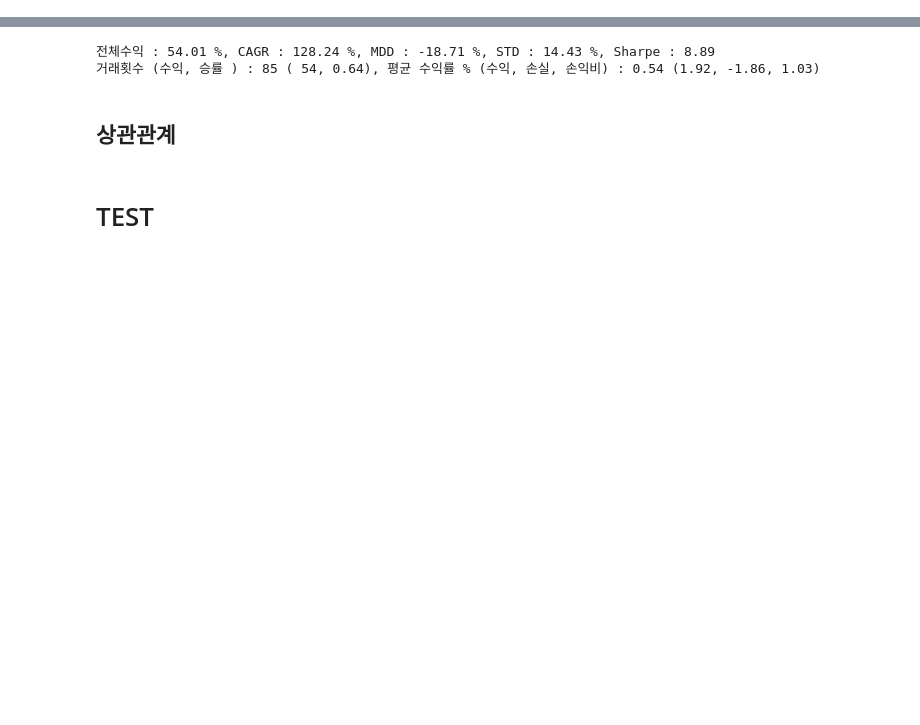
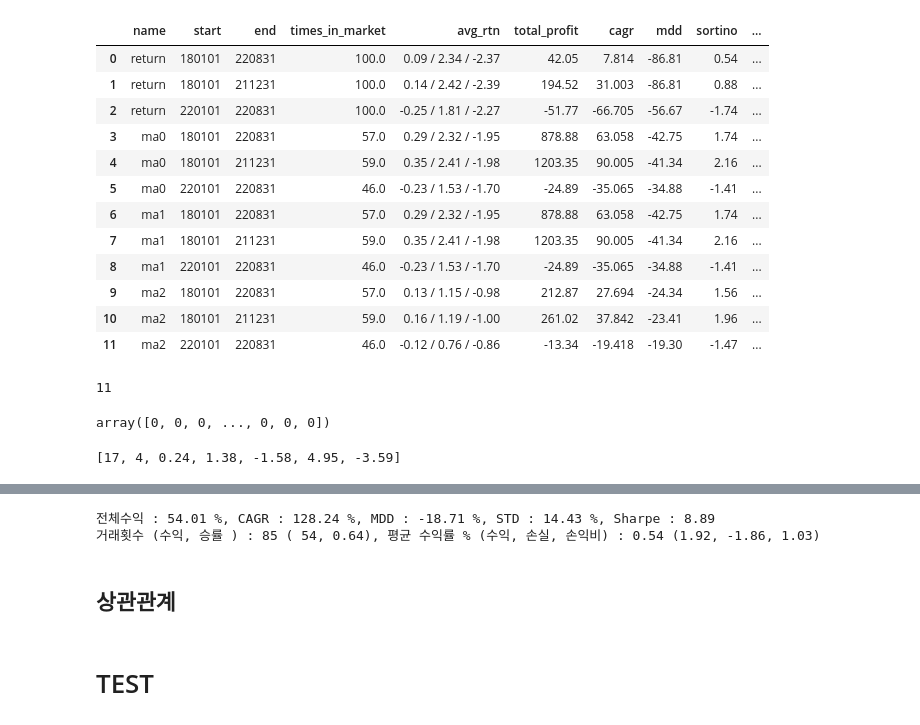
Before and after one commit to malkovich0/trading1, a Jupyter notebook: Backtest/Volatility Breakout.ipynb, the cells around one changed output, grey strips where cells are left out. Drawn from its saved outputs; the diff is of its cells as text; code cells hidden in the pictures; blank space fills up the shorter version.

```diff
--- a/Backtest/Volatility Breakout.ipynb
+++ b/Backtest/Volatility Breakout.ipynb
@@ -643,0 +339,29 @@ class Strategy_Volatility_new(Strategy):
+# %%
+date_start = datetime(2018,1,1,9)
+# date_start = datetime(2022,1,1,9)
+# date_start = datetime(2022,11,1,9)
+date_end = datetime(2022,8,31,9)
+# date_end = datetime(2022,11,4,9)
+coin_code = 'KRW-BTC'
+case1 = Backtest(date_start,date_end,coin_code)
+case1.trading_fee = 0.1
+# case1.cal_strategy(f'mr', Strategy_Volatility_new,[f'buy, volbreak_m',f'sell, CE'])
+case1.cal_strategy(f'ma0', Strategy_Volatility_new,[f'total, ma'])
+case1.cal_strategy(f'ma1', Strategy_Volatility_new,[f'total, ma, 2, 8, 0'])
+case1.cal_strategy(f'ma2', Strategy_Volatility_new,[f'total, ma, 2, 8, 1'])
+
+case1.analyze_result(add=False)
+# %% [output]
+|  | name | start | end | times_in_market | avg_rtn | total_profit | cagr | mdd | sortino | ... |
+| 0 | return | 180101 | 220831 | 100.0 | 0.09 / 2.34 / -2.37 | 42.05 | 7.814 | -86.81 | 0.54 | ... |
+| 1 | return | 180101 | 211231 | 100.0 | 0.14 / 2.42 / -2.39 | 194.52 | 31.003 | -86.81 | 0.88 | ... |
+| 2 | return | 220101 | 220831 | 100.0 | -0.25 / 1.81 / -2.27 | -51.77 | -66.705 | -56.67 | -1.74 | ... |
+| 3 | ma0 | 180101 | 220831 | 57.0 | 0.29 / 2.32 / -1.95 | 878.88 | 63.058 | -42.75 | 1.74 | ... |
+| 4 | ma0 | 180101 | 211231 | 59.0 | 0.35 / 2.41 / -1.98 | 1203.35 | 90.005 | -41.34 | 2.16 | ... |
+| 5 | ma0 | 220101 | 220831 | 46.0 | -0.23 / 1.53 / -1.70 | -24.89 | -35.065 | -34.88 | -1.41 | ... |
+| 6 | ma1 | 180101 | 220831 | 57.0 | 0.29 / 2.32 / -1.95 | 878.88 | 63.058 | -42.75 | 1.74 | ... |
+| 7 | ma1 | 180101 | 211231 | 59.0 | 0.35 / 2.41 / -1.98 | 1203.35 | 90.005 | -41.34 | 2.16 | ... |
+| 8 | ma1 | 220101 | 220831 | 46.0 | -0.23 / 1.53 / -1.70 | -24.89 | -35.065 | -34.88 | -1.41 | ... |
+| 9 | ma2 | 180101 | 220831 | 57.0 | 0.13 / 1.15 / -0.98 | 212.87 | 27.694 | -24.34 | 1.56 | ... |
+| 10 | ma2 | 180101 | 211231 | 59.0 | 0.16 / 1.19 / -1.00 | 261.02 | 37.842 | -23.41 | 1.96 | ... |
+| 11 | ma2 | 220101 | 220831 | 46.0 | -0.12 / 0.76 / -0.86 | -13.34 | -19.418 | -19.30 | -1.47 | ... |
@@ -643,0 +370,6 @@ class Strategy_Volatility_new(Strategy):
+# %%
+# arr = case1.data_d['ma1']
+est_list = np.array([np.power(10, (np.random.choice(arr, 30)).sum()) for _ in range(100)])
+sum(est_list<0.9)
+# %% [output]
+11
@@ -643,0 +397,9 @@ class Strategy_Volatility_new(Strategy):
+# %%
+aa = case1.data_dict['ma']
+np.where((aa.status_fill==1) & (aa.status_fill.shift(1)==0), 1, 0)
+# %% [output]
+array([0, 0, 0, ..., 0, 0, 0])
+# %%
+_analyze_result_ind(case1.data_dict['ma'])
+# %% [output]
+[17, 4, 0.24, 1.38, -1.58, 4.95, -3.59]
```
Also changed, not shown: parts of 26 cells of this notebook, 14 other files.
